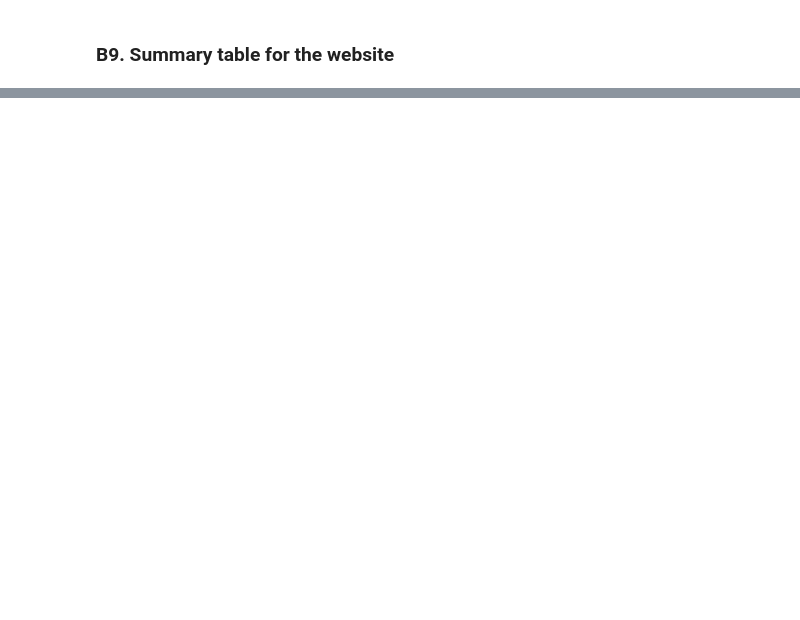
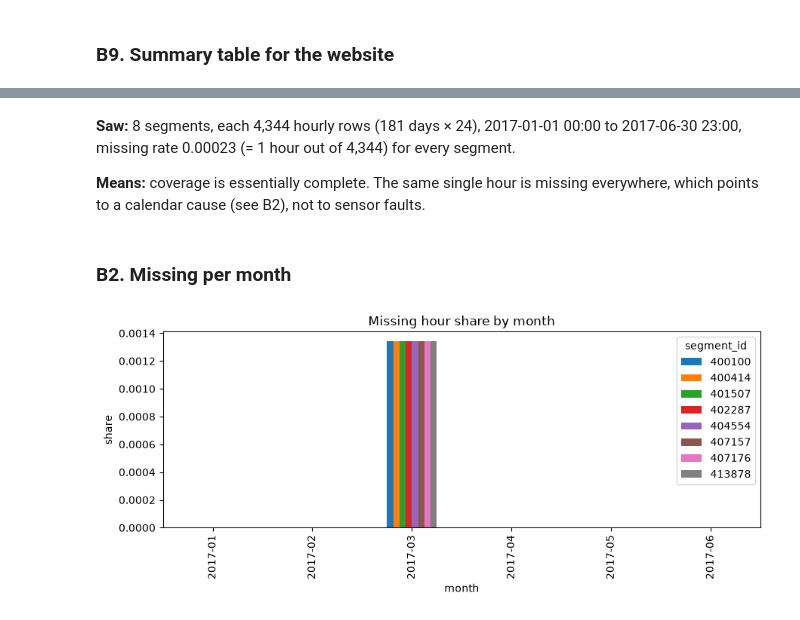
Before and after one commit to Shrey0407/Traffic-flow-prediction, a Jupyter notebook: notebooks/01_data_understanding.ipynb, the cells around one changed output, grey strips where cells are left out. Cells and saved outputs as stored; diff of their text form; code cells hidden in the pictures; blank space fills up the shorter version.

Commit message:
Day 3: data-quality plots, website skeleton, pin pandas<3

```diff
--- a/notebooks/01_data_understanding.ipynb
+++ b/notebooks/01_data_understanding.ipynb
@@ -352,0 +423,7 @@ summary
+# %%
+import os, numpy as np, pandas as pd, matplotlib.pyplot as plt
+OUT = "results/data_quality/"; os.makedirs(OUT, exist_ok=True)
+h = pd.read_parquet("data/processed/hourly.parquet")
+h["month"] = h["timestamp"].dt.to_period("M").astype(str)
+h["hour"] = h["timestamp"].dt.hour; h["dow"] = h["timestamp"].dt.dayofweek
+print(h.shape, "| segments:", h["segment_id"].nunique())
@@ -352,0 +449,13 @@ summary
+# %% [markdown]
+**Saw:** 8 segments, each 4,344 hourly rows (181 days × 24), 2017-01-01 00:00 to 2017-06-30 23:00, missing rate 0.00023 (= 1 hour out of 4,344) for every segment.
+
+**Means:** coverage is essentially complete. The same single hour is missing everywhere, which points to a calendar cause (see B2), not to sensor faults.
+# %% [markdown]
+### B2. Missing per month
+# %%
+mm = h.assign(miss=h["speed_kmh"].isna()).pivot_table(index="segment_id", columns="month", values="miss", aggfunc="mean")
+mm.to_csv(OUT+"missing_by_month.csv")
+ax = mm.T.plot(kind="bar", figsize=(9,4), title="Missing hour share by month"); ax.set_ylabel("share")
+plt.tight_layout(); plt.savefig(OUT+"missing_by_month.png", dpi=150); plt.show()
+# %% [output]
+[figure, added]
```
Also changed, not shown: parts of 32 cells of this notebook, 29 other files.
